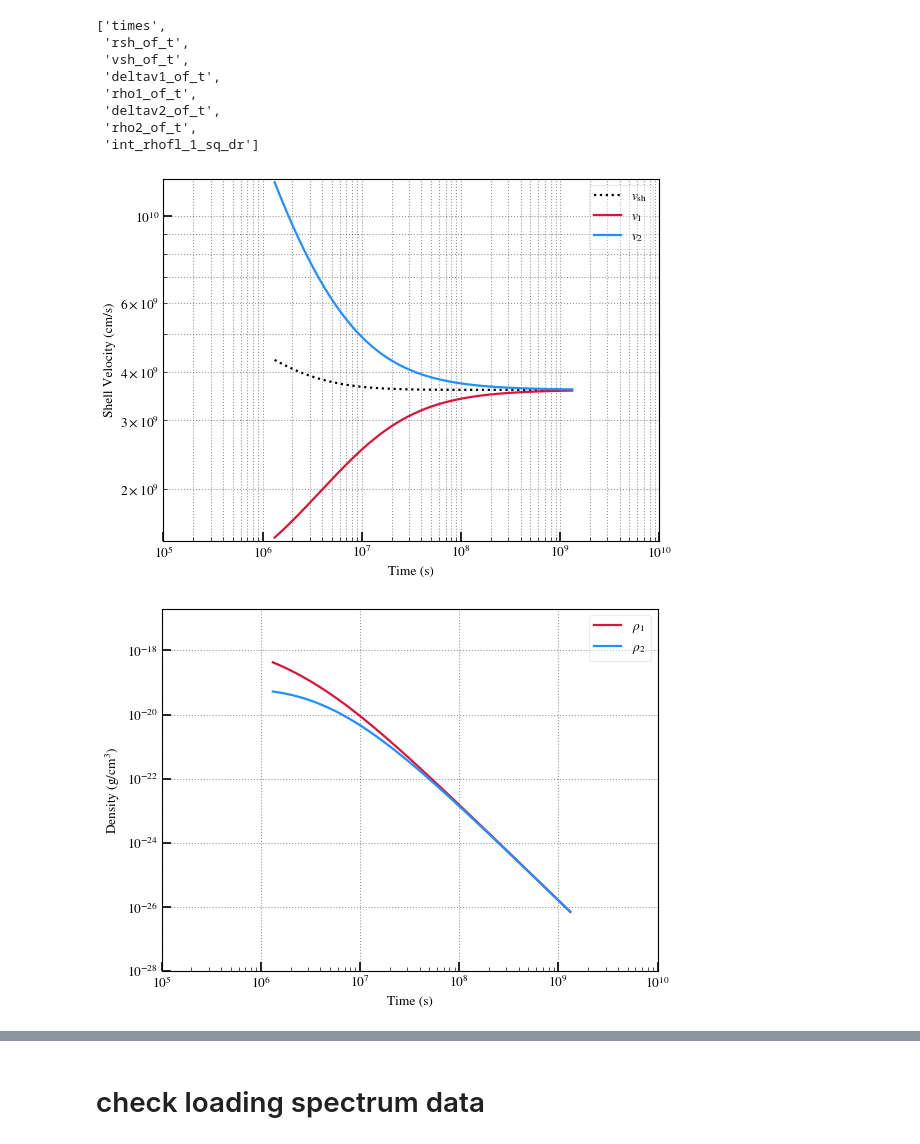
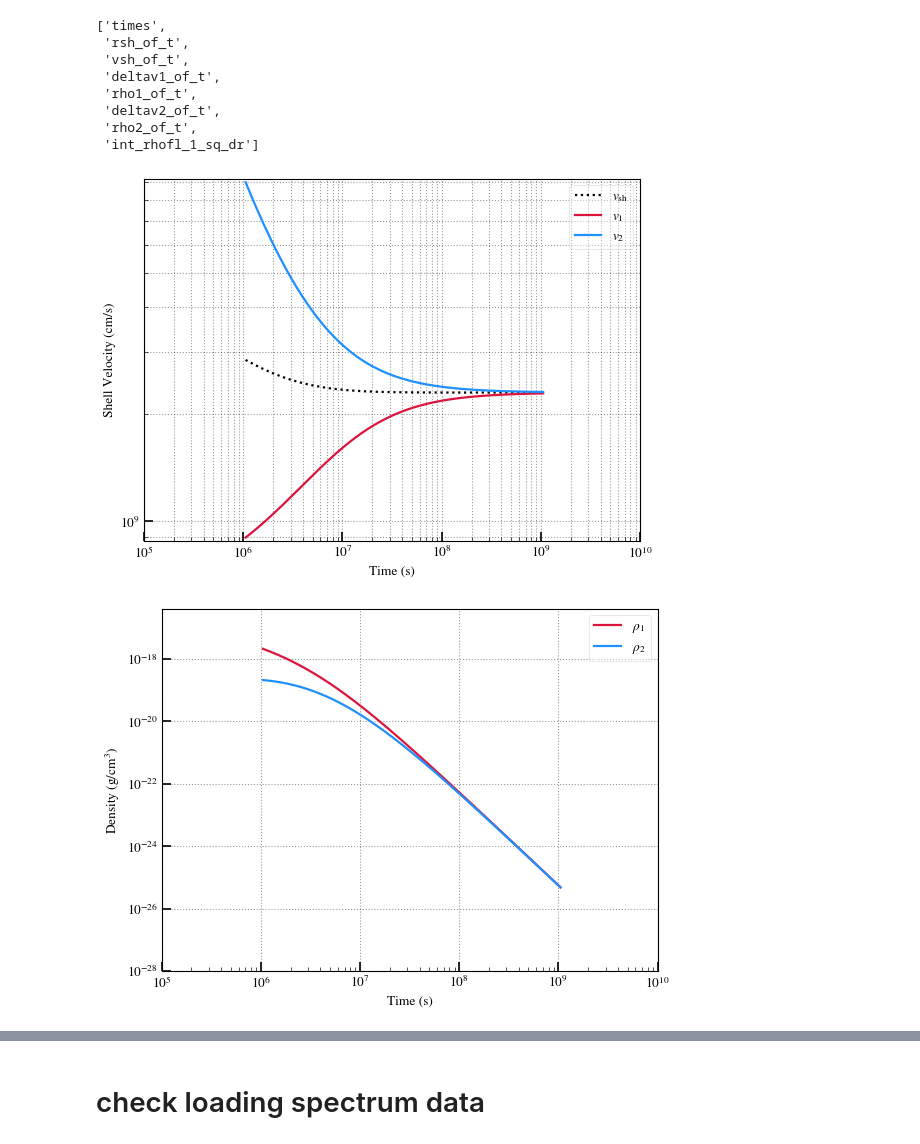
Before and after one commit to samanthacwu/Radio_Forward_Modeling, a Jupyter notebook: spectrum_evolution/check_spectrum_evol.ipynb, the cells around one changed output, grey strips where cells are left out. Saved outputs shown, nothing was run; the diff lists cells and outputs as text; code cells hidden in the pictures.

```diff
--- a/spectrum_evolution/check_spectrum_evol.ipynb
+++ b/spectrum_evolution/check_spectrum_evol.ipynb
@@ -2,7 +2,7 @@
 import numpy as np
 import matplotlib.pyplot as plt
 import os
-plt.style.use('plot_styles.mplstyle_new')
+plt.style.use('../plot_styles.mplstyle_new')
 # %%
 km_s = 1e5 #* cm/s
 G = 6.67430e-8
@@ -167,7 +167,7 @@ initial time (yr) 0.14005557070386812 final time (yr) 139.74168674698794
 # %% [markdown]
 ## check loading shock_data.npz
 # %%
-shock_data = np.load('./evolve_spectrum_epsB_1e-2/shell_evolution_deltat_0.3yr/shock_data.npz')
+shock_data = np.load('./evolve_spectrum_epsB_1e-1/shell_evolution_deltat_0.3yr/shock_data.npz')
 # shock_data = np.load('./evolve_spectrum_epsB_1e-2/shell_evolution_deltat_1yr/shock_data.npz')
 # %%
 shock_data.files
@@ -192,22 +192,22 @@ plt.legend()
 plt.xlim(1e5,1e10)
 plt.grid(which='both',linestyle=':')
 # %% [output]
-[figure, old version]
+[figure, new version]
 # %%
 plt.plot(shock_data['times'], shock_data['rho1_of_t'],color='crimson',label=r'$\rho_{1}$')
 plt.plot(shock_data['times'], shock_data['rho2_of_t'],color='dodgerblue',label=r'$\rho_{2}$')
 
 plt.xlabel('Time (s)')
 plt.ylabel('Density (g/cm$^3$)')
 
 plt.xlim(1e5,1e10)
-plt.ylim(1e-28,2e-17)
+plt.ylim(1e-28,4e-17)
 plt.xscale('log')
 plt.yscale('log')
 plt.legend()
 plt.grid(linestyle=':')
 # %% [output]
-[figure, old version]
+[figure, new version]
 # %%
 plt.plot(shock_data['rsh_of_t'], shock_data['rho1_of_t'],color='crimson',label=r'$\rho_{1}$')
 plt.plot(shock_data['rsh_of_t'], shock_data['rho2_of_t'],color='dodgerblue',label=r'$\rho_{2}$')
```
Also changed, not shown: parts of 21 cells of this notebook, 17 other files.
